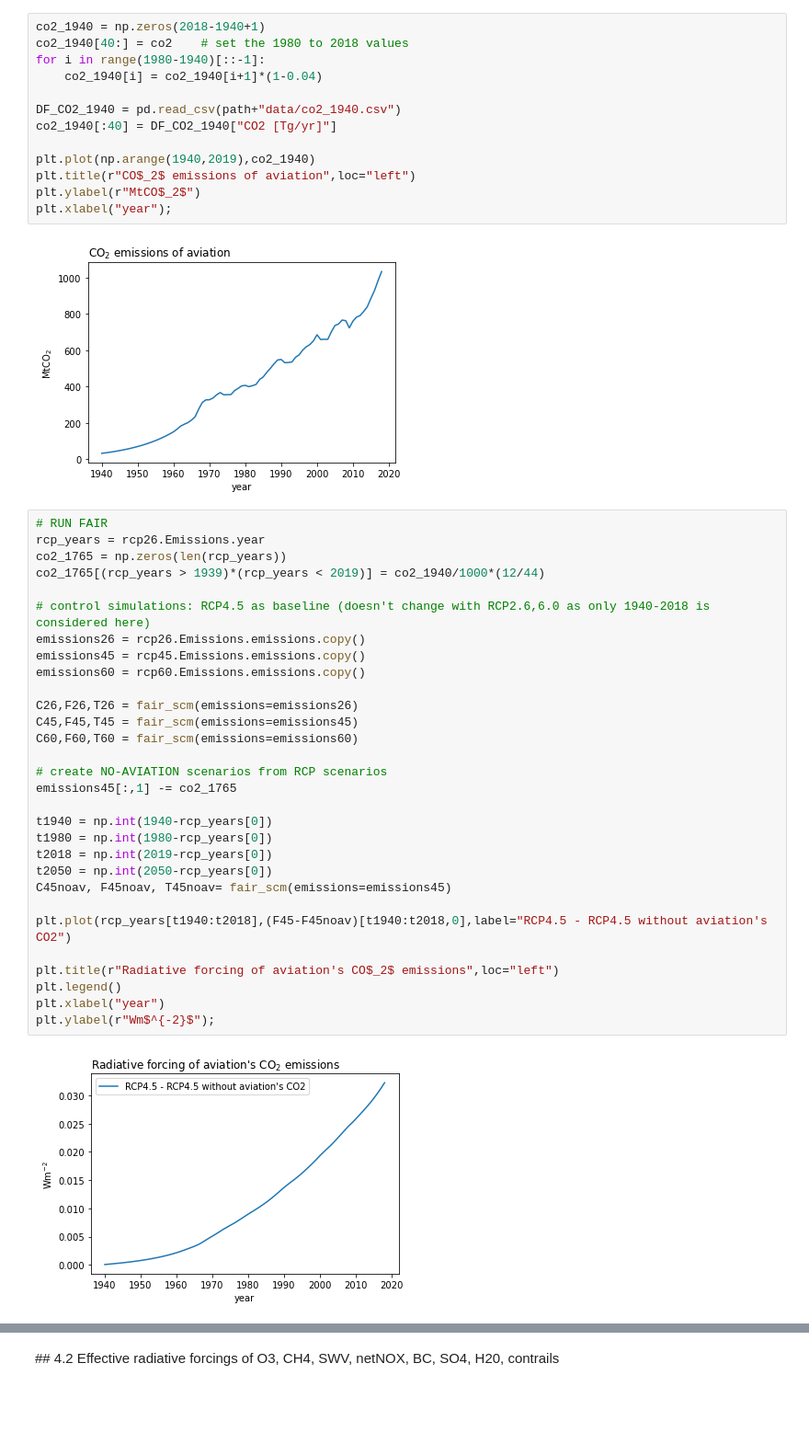
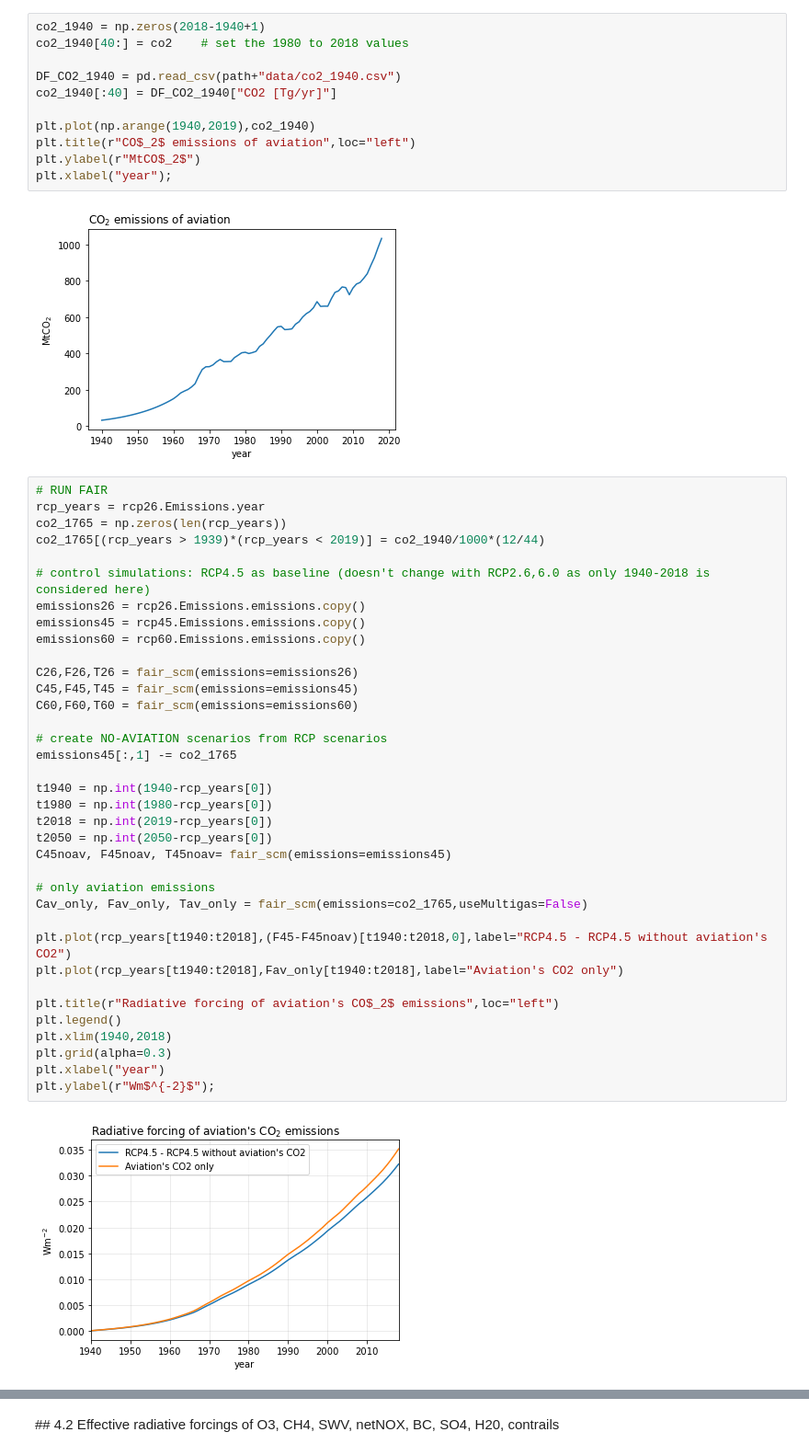
Before and after one commit to milankl/FlyingClimate, a Jupyter notebook: scripts/aviation_warming.ipynb, the cells around one changed output, grey strips where cells are left out. Shown: that part at 92% size. Cells and saved outputs as stored; diff of their text form; blank space fills up the shorter version.

```diff
--- a/scripts/aviation_warming.ipynb
+++ b/scripts/aviation_warming.ipynb
@@ -154,8 +154,6 @@ CO2 emissions from aviation extrapolated back to 1940 at 3% increase per year
 # %%
 co2_1940 = np.zeros(2018-1940+1)
 co2_1940[40:] = co2    # set the 1980 to 2018 values
-for i in range(1980-1940)[::-1]:
-    co2_1940[i] = co2_1940[i+1]*(1-0.04)
 
 DF_CO2_1940 = pd.read_csv(path+"data/co2_1940.csv")
 co2_1940[:40] = DF_CO2_1940["CO2 [Tg/yr]"]
@@ -170,34 +168,40 @@ plt.xlabel("year");
 # RUN FAIR
 rcp_years = rcp26.Emissions.year
 co2_1765 = np.zeros(len(rcp_years))
 co2_1765[(rcp_years > 1939)*(rcp_years < 2019)] = co2_1940/1000*(12/44)
 
 # control simulations: RCP4.5 as baseline (doesn't change with RCP2.6,6.0 as only 1940-2018 is considered here)
 emissions26 = rcp26.Emissions.emissions.copy()
 emissions45 = rcp45.Emissions.emissions.copy()
 emissions60 = rcp60.Emissions.emissions.copy()
 
 C26,F26,T26 = fair_scm(emissions=emissions26)
 C45,F45,T45 = fair_scm(emissions=emissions45)
 C60,F60,T60 = fair_scm(emissions=emissions60)
 
 # create NO-AVIATION scenarios from RCP scenarios
 emissions45[:,1] -= co2_1765
 
 t1940 = np.int(1940-rcp_years[0])
 t1980 = np.int(1980-rcp_years[0])
 t2018 = np.int(2019-rcp_years[0])
 t2050 = np.int(2050-rcp_years[0])
 C45noav, F45noav, T45noav= fair_scm(emissions=emissions45)
 
+# only aviation emissions
+Cav_only, Fav_only, Tav_only = fair_scm(emissions=co2_1765,useMultigas=False)
+
 plt.plot(rcp_years[t1940:t2018],(F45-F45noav)[t1940:t2018,0],label="RCP4.5 - RCP4.5 without aviation's CO2")
+plt.plot(rcp_years[t1940:t2018],Fav_only[t1940:t2018],label="Aviation's CO2 only")
 
 plt.title(r"Radiative forcing of aviation's CO$_2$ emissions",loc="left")
 plt.legend()
+plt.xlim(1940,2018)
+plt.grid(alpha=0.3)
 plt.xlabel("year")
 plt.ylabel(r"Wm$^{-2}$");
 # %% [output]
-[figure, old version]
+[figure, new version]
 # %%
 t1980 = np.int(1980-rcp_years[0])
 
```
Also changed, not shown: parts of 10 cells of this notebook, 1 other file.
